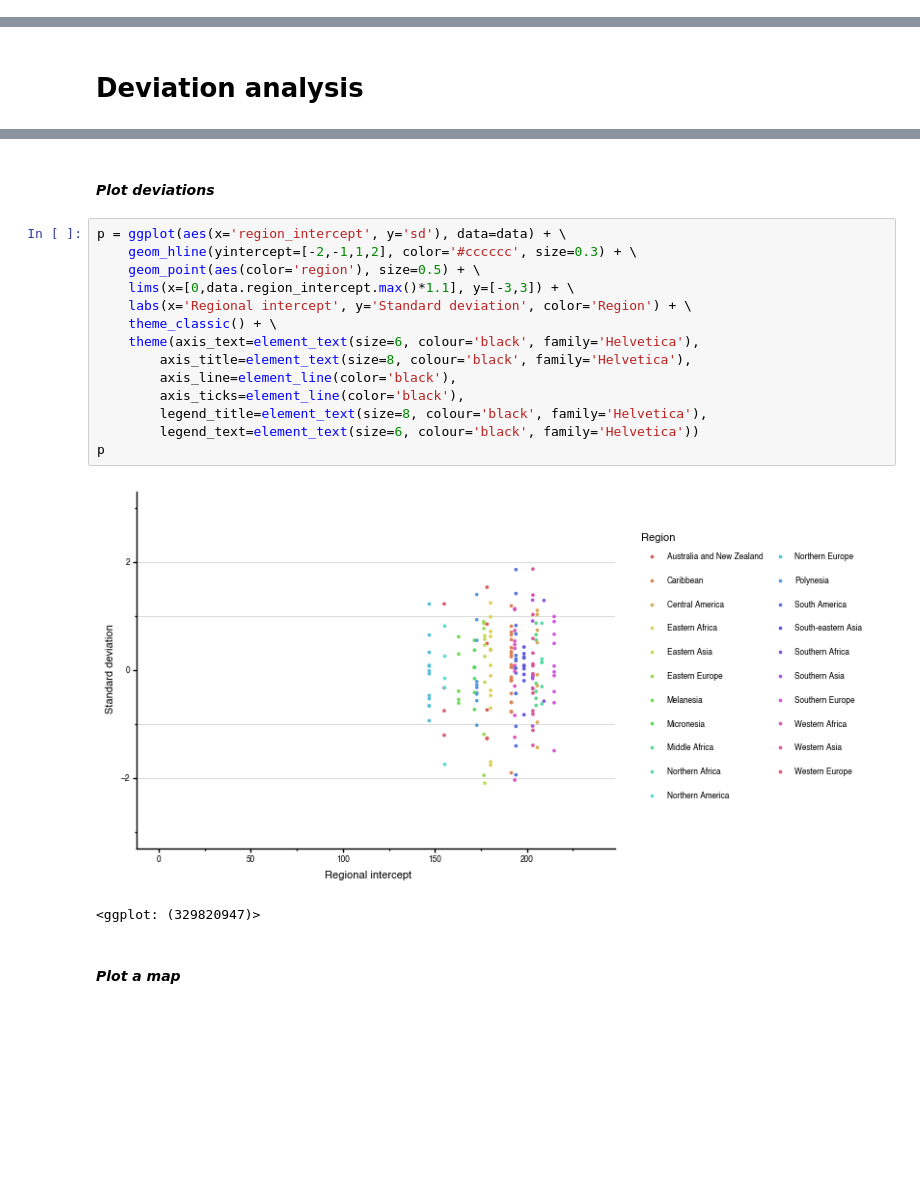
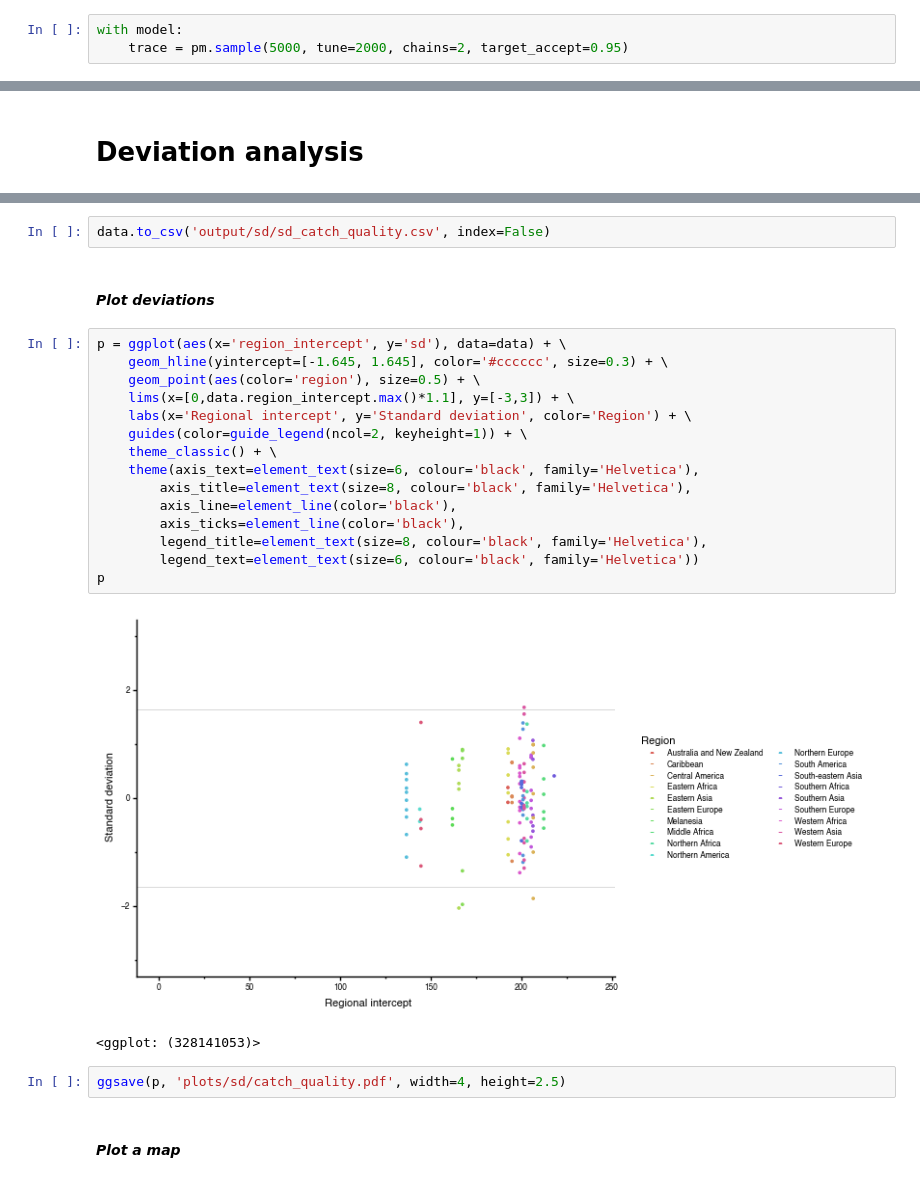
Before and after one commit to zachkoehn/aquatic_food_justice_model, a Jupyter notebook: model/catch_quality.ipynb, the cells around one changed output, grey strips where cells are left out. Saved outputs shown, nothing was run; the diff lists cells and outputs as text; blank space fills up the shorter version.

```diff
--- a/model/catch_quality.ipynb
+++ b/model/catch_quality.ipynb
@@ -166,0 +163,3 @@ The estimated number of effective samples is smaller than 200 for some parameter
+# %%
+with model:
+    trace = pm.sample(5000, tune=2000, chains=2, target_accept=0.95)
@@ -253,22 +266,27 @@ data.head()
+# %%
+data.to_csv('output/sd/sd_catch_quality.csv', index=False)
 # %% [markdown]
 #### _Plot deviations_
 # %%
 p = ggplot(aes(x='region_intercept', y='sd'), data=data) + \
-    geom_hline(yintercept=[-2,-1,1,2], color='#cccccc', size=0.3) + \
+    geom_hline(yintercept=[-1.645, 1.645], color='#cccccc', size=0.3) + \
     geom_point(aes(color='region'), size=0.5) + \
     lims(x=[0,data.region_intercept.max()*1.1], y=[-3,3]) + \
     labs(x='Regional intercept', y='Standard deviation', color='Region') + \
+    guides(color=guide_legend(ncol=2, keyheight=1)) + \
     theme_classic() + \
     theme(axis_text=element_text(size=6, colour='black', family='Helvetica'),
         axis_title=element_text(size=8, colour='black', family='Helvetica'),
         axis_line=element_line(color='black'),
         axis_ticks=element_line(color='black'),
         legend_title=element_text(size=8, colour='black', family='Helvetica'),
         legend_text=element_text(size=6, colour='black', family='Helvetica'))
 p
 # %% [output]
-[figure, old version]
+[figure, new version]
-<ggplot: (329820947)>
+<ggplot: (328141053)>
+# %%
+ggsave(p, 'plots/sd/catch_quality.pdf', width=4, height=2.5)
 # %% [markdown]
 #### _Plot a map_
 # %%
```
Also changed, not shown: parts of 15 cells of this notebook, 7 other files.
